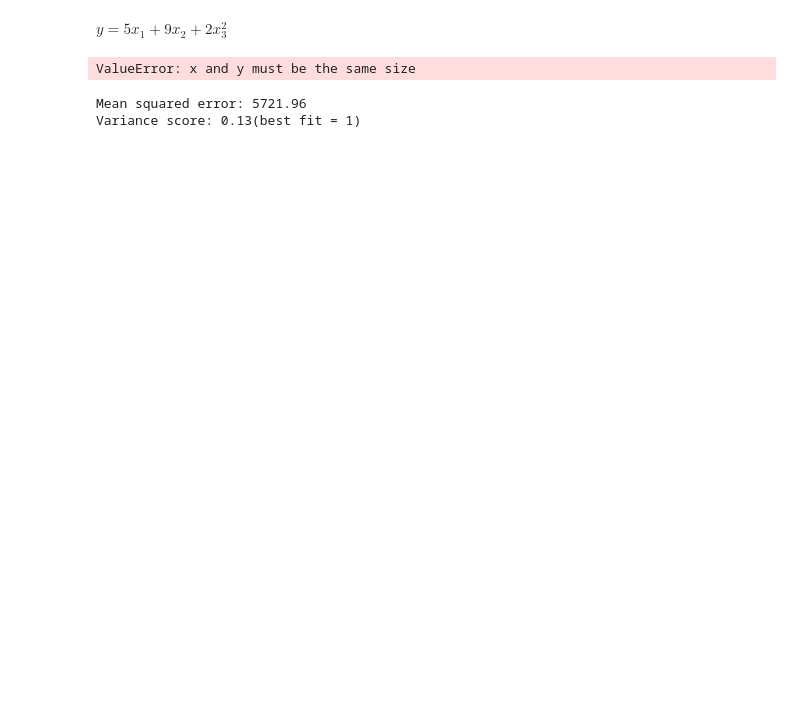
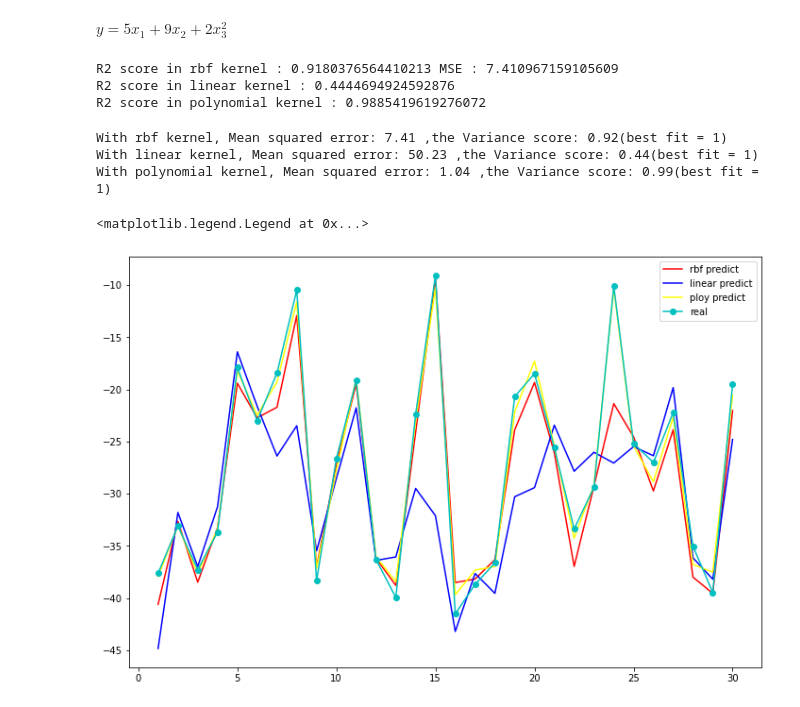
Before and after one commit to gitony0101/homework, a Jupyter notebook: HW6 540.ipynb, the cells around one changed output. Drawn from its saved outputs; the diff is of its cells as text; code cells hidden in the pictures; blank space fills up the shorter version.

```diff
--- a/HW6 540.ipynb
+++ b/HW6 540.ipynb
@@ -63,17 +64,3 @@ svr_poly = SVR(kernel='poly', C=1e4, degree=2)
 y_rbf = svr_rbf.fit(x_train, y_train).predict(x_test)
 y_lin = svr_lin.fit(x_train, y_train).predict(x_test)
 y_poly = svr_poly.fit(x_train, y_train).predict(x_test)
-# %%
-import matplotlib.pylab as pl
-pl.scatter(x_test, y_train, c='k', label='data')
-pl.hold('on')
-pl.plot(x_test, y_rbf, c='g', label='RBF model')
-pl.plot(x_test, y_lin, c='r', label='Linear model')
-pl.plot(x_test, y_poly, c='b', label='Polynomial model')
-pl.xlabel('data')
-pl.ylabel('target')
-pl.title('Support Vector Regression')
-pl.legend()
-pl.show()
-# %% [output]
-ValueError: x and y must be the same size
@@ -84,6 +67,27 @@ pred_a_test = regr_a.predict(x_test)
-# %%
-print("Mean squared error: %.2f"% mean_squared_error(y_test, pred_a_test))
-print('Variance score: %.2f(best fit = 1)' % r2_score(y_test, pred_a_test))
-# %% [output]
-Mean squared error: 5721.96
-Variance score: 0.13(best fit = 1)
+# %%
+print("R2 score in rbf kernel :", r2_score(y_test, y_rbf),"MSE :",mean_squared_error(y_test, y_rbf))
+print("R2 score in linear kernel :", r2_score(y_test, y_lin))
+print("R2 score in polynomial kernel :", r2_score(y_test, y_poly))
+# %% [output]
+R2 score in rbf kernel : 0.9180376564410213 MSE : 7.410967159105609
+R2 score in linear kernel : 0.4444694924592876
+R2 score in polynomial kernel : 0.9885419619276072
+# %%
+print("With rbf kernel, Mean squared error: %.2f"% mean_squared_error(y_test, y_rbf),',the Variance score: %.2f(best fit = 1)' % r2_score(y_test, y_rbf))
+print("With linear kernel, Mean squared error: %.2f"% mean_squared_error(y_test, y_lin),',the Variance score: %.2f(best fit = 1)' % r2_score(y_test, y_lin))
+print("With polynomial kernel, Mean squared error: %.2f"% mean_squared_error(y_test, y_poly),',the Variance score: %.2f(best fit = 1)' % r2_score(y_test, y_poly))
+# %% [output]
+With rbf kernel, Mean squared error: 7.41 ,the Variance score: 0.92(best fit = 1)
+With linear kernel, Mean squared error: 50.23 ,the Variance score: 0.44(best fit = 1)
+With polynomial kernel, Mean squared error: 1.04 ,the Variance score: 0.99(best fit = 1)
+# %%
+plt.figure(figsize=(12,8))
+r = len(x_test) + 1
+plt.plot(np.arange(1,r), y_rbf,color='red', label="rbf predict")
+plt.plot(np.arange(1,r), y_lin, color='blue',label="linear predict")
+plt.plot(np.arange(1,r), y_poly,color='yellow',label="ploy predict")
+plt.plot(np.arange(1,r), y_test, 'co-', label="real")
+plt.legend()
+# %% [output]
+<matplotlib.legend.Legend at 0x...>
+[figure, added]
```
Also changed, not shown: parts of 4 cells of this notebook.
